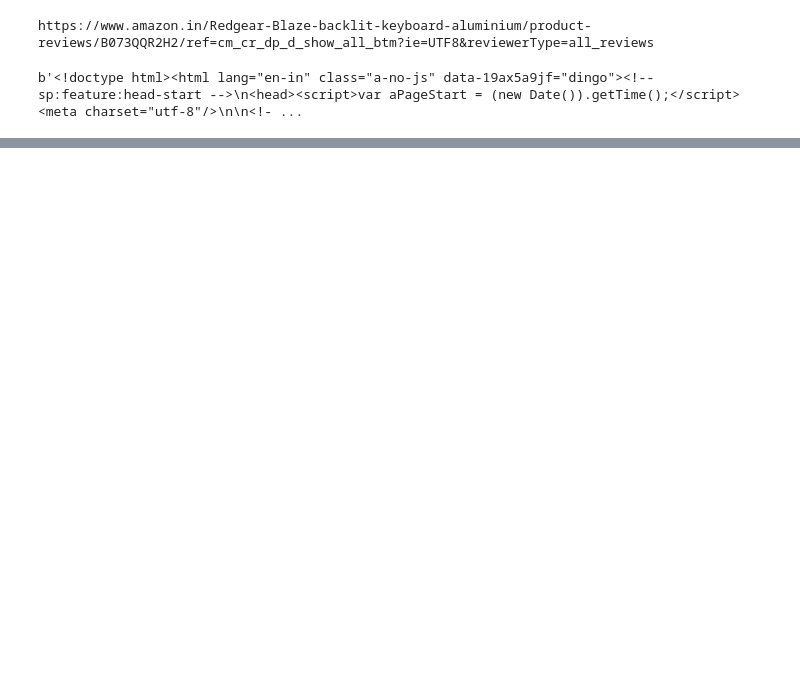
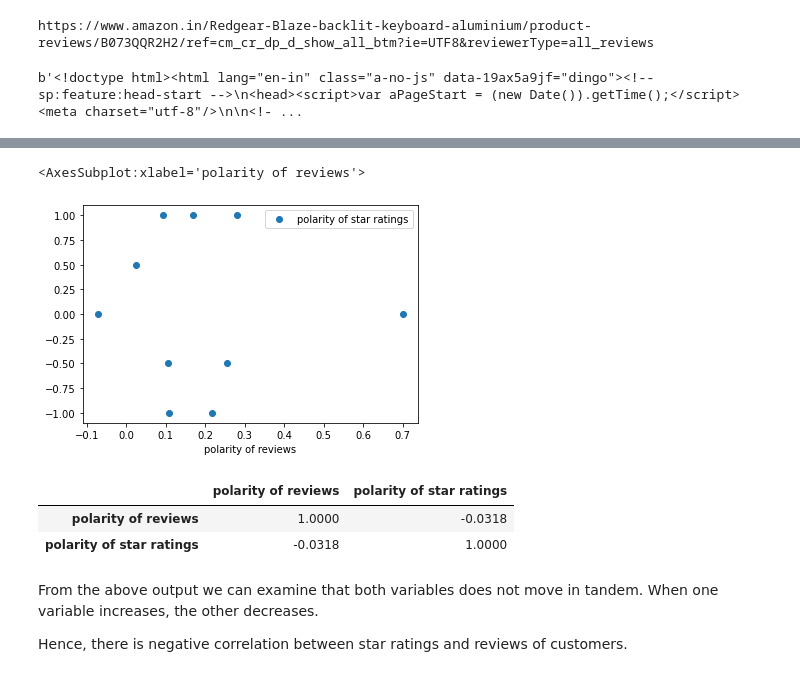
Before and after one commit to srija-cell/NLP-Sentiment-Analysis-, a Jupyter notebook: gamingkeyboard.ipynb, the cells around one changed output, grey strips where cells are left out. Drawn from its saved outputs; the diff is of its cells as text; code cells hidden in the pictures; blank space fills up the shorter version.

```diff
--- a/gamingkeyboard.ipynb
+++ b/gamingkeyboard.ipynb
@@ -104,0 +227,9 @@ data
+# %%
+#getting the polarity of no stop words string wich is the polarity of reviews by customers
+from textblob import TextBlob
+
+def getPolarity(text):
+   return TextBlob(text).sentiment.polarity
+
+df['polarity of reviews'] = df['nostopwords-string'].apply(getPolarity)
+df
@@ -104,0 +248,3 @@ data
+# %%
+#converting it into dataframe because polarity of reviews is also in df
+df['star ratings'] = data['Star Ratings']
@@ -104,0 +280,4 @@ data
+# %%
+#outkilling rest of the dtas of star ratings and extracting only the first digit
+df['star rating'] = df['star ratings'].str.extract('(\d)', expand=True)
+df
@@ -104,0 +296,9 @@ data
+# %%
+#scaling star ratings in [-1 - 1]. it is currently in the range of 1-5
+import pandas as pd
+from sklearn.preprocessing import MinMaxScaler
+
+scaler = MinMaxScaler(feature_range = (-1, 1))
+df[["polarity of star ratings"]] = scaler.fit_transform(df[["star rating"]])
+
+print(df[['polarity of reviews', 'polarity of star ratings']])
@@ -104,0 +319,20 @@ data
+# %%
+import matplotlib.pyplot as plt
+df.plot(x='polarity of reviews', y='polarity of star ratings', style='o')
+# %% [output]
+<AxesSubplot:xlabel='polarity of reviews'>
+[figure, added]
+# %%
+#let's find the correaltion between these columns.
+import seaborn as sns
+import matplotlib.pyplot as plt
+df.corr()
+# %% [output]
+|  | polarity of reviews | polarity of star ratings |
+| polarity of reviews | 1.0000 | -0.0318 |
+| polarity of star ratings | -0.0318 | 1.0000 |
+# %% [markdown]
+From the above output we can examine that  both variables does not move in tandem. When one variable increases, the other decreases.
+
+
+Hence, there is negative correlation between star ratings and reviews of customers.
```
Also changed, not shown: parts of 28 cells of this notebook.
